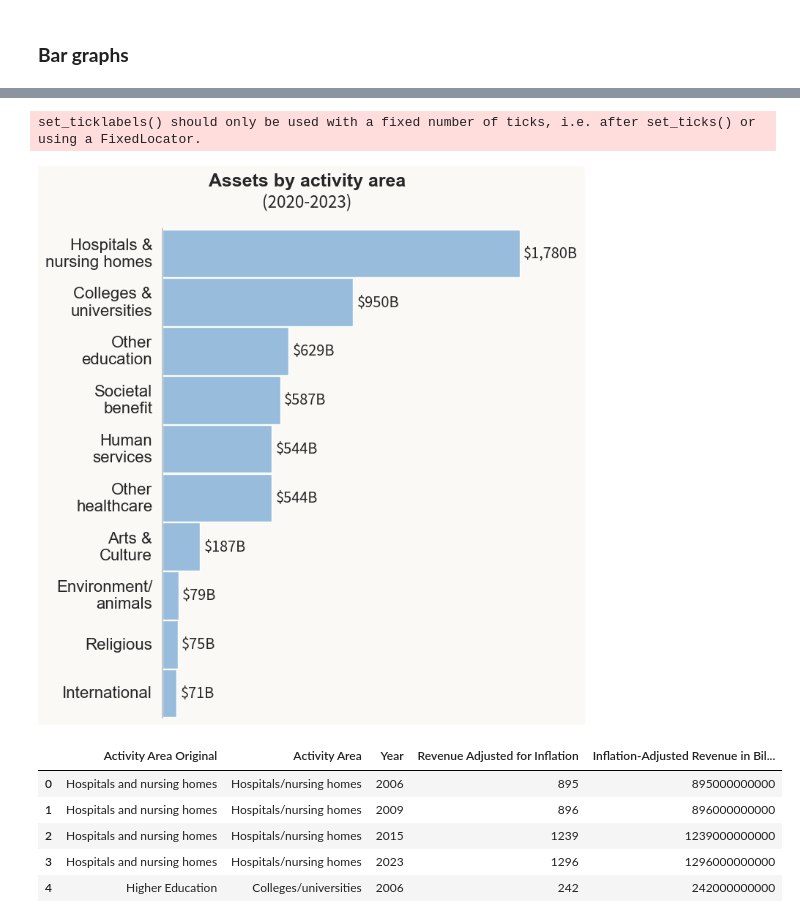
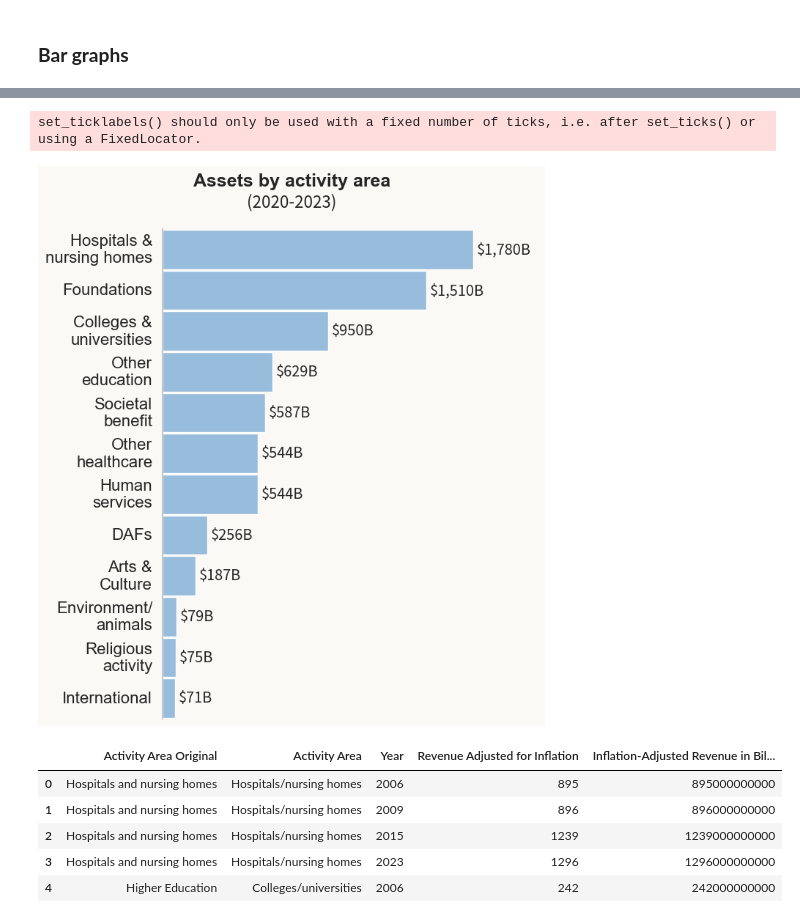
Before and after one commit to HFAwesomeCharts/MCNNonprofitEconomy, a Jupyter notebook: notebooks/MCN_NP_Economy_Figures.ipynb, the cells around one changed output, grey strips where cells are left out. Saved outputs shown, nothing was run; the diff lists cells and outputs as text; code cells hidden in the pictures.

Commit message:
Tweaked positions of sankey node labels; added Jon P's education numbers; added DAFs & PFs to asset & revenue graphs

```diff
--- a/notebooks/MCN_NP_Economy_Figures.ipynb
+++ b/notebooks/MCN_NP_Economy_Figures.ipynb
@@ -554,6 +569,7 @@ node_colname_df["Node Short"] = node_colname_df["Node"].replace({
     "Arts, culture, humanities": "Arts & culture",
     "Environment and animals": "Environment & animals",
     "International/foreign affairs": "International/ foreign affairs",
+    "Religious congregations": "Religious activity",
     "Unknown, unclassified": "Other"
 })
 # %%
@@ -1015,7 +1031,7 @@ flow_label_adjustments = {
     ("Donor-advised fund sponsors", "Colleges and universities"): (0.0120, -0.0250),
     ("Donor-advised fund sponsors", "Education (minus colleges and universities)"): (0.0170, -0.0400),
     ("Donor-advised fund sponsors", "Public/societal benefit (minus national DAF sponsors)"): (0.0220, -0.0550),
-    ("Donor-advised fund sponsors", "Religious congregations"): (0.0270, -0.0500),
+    ("Donor-advised fund sponsors", "Religious activity"): (0.0270, -0.0500),
     ("Donor-advised fund sponsors", "International/foreign affairs"): (0.0320, -0.0420),
     ("Donor-advised fund sponsors", "Arts, culture, humanities"): (0.0370, -0.0350),
     ("Donor-advised fund sponsors", "Environment and animals"): (0.0420, -0.0200),
@@ -1027,7 +1043,7 @@ flow_label_adjustments = {
     ("Foundations (minus community foundation DAF sponsors)", "Colleges and universities"): (-0.0200, 0.0550),
     ("Foundations (minus community foundation DAF sponsors)", "Education (minus colleges and universities)"): (-0.0100, 0.0300),
     ("Foundations (minus community foundation DAF sponsors)", "Public/societal benefit (minus national DAF sponsors)"): (0.0000, 0.0050),
-    ("Foundations (minus community foundation DAF sponsors)", "Religious congregations"): (0.0100, 0.0000),
+    ("Foundations (minus community foundation DAF sponsors)", "Religious activity"): (0.0100, 0.0000),
     ("Foundations (minus community foundation DAF sponsors)", "International/foreign affairs"): (0.0200, -0.0100),
     ("Foundations (minus community foundation DAF sponsors)", "Arts, culture, humanities"): (0.0300, -0.0100),
     ("Foundations (minus community foundation DAF sponsors)", "Environment and animals"): (0.0400, -0.0050),
@@ -1040,7 +1056,7 @@ flow_label_adjustments = {
     ("Individuals", "Colleges and universities"): (-0.0260, 0.0080),
     ("Individuals", "Education (minus colleges and universities)"): (-0.0130, -0.0050),
     ("Individuals", "Public/societal benefit (minus national DAF sponsors)"): (-0.0300, 0.0020),
-    ("Individuals", "Religious congregations"): (-0.0100, 0.0020),
+    ("Individuals", "Religious activity"): (-0.0100, 0.0020),
     ("Individuals", "International/foreign affairs"): (0.0260, 0.0000),
     ("Individuals", "Arts, culture, humanities"): (0.0390, 0.0050),
     ("Individuals", "Environment and animals"): (0.0520, 0.0160),
@@ -1053,7 +1069,7 @@ flow_label_adjustments = {
     ("Bequests", "Colleges and universities"): (-0.0450, 0.0250),
     ("Bequests", "Education (minus colleges and universities)"): (-0.0300, 0.0100),
     ("Bequests", "Public/societal benefit (minus national DAF sponsors)"): (-0.0150, 0.0030),
-    ("Bequests", "Religious congregations"): (0.0000, -0.0050),
+    ("Bequests", "Religious activity"): (0.0000, -0.0050),
     ("Bequests", "International/foreign affairs"): (0.0150, 0.0000),
     ("Bequests", "Arts, culture, humanities"): (0.0300, 0.0070),
     ("Bequests", "Environment and animals"): (0.0450, 0.0200),
@@ -1064,7 +1080,7 @@ flow_label_adjustments = {
     ("Corporations", "Colleges and universities"): (-0.0150, 0.0080),
     ("Corporations", "Education (minus colleges and universities)"): (-0.0000, 0.0000),
     ("Corporations", "Public/societal benefit (minus national DAF sponsors)"): (0.0150, -0.0050),
-    ("Corporations", "Religious congregations"): (0.0300, 0.0000),
+    ("Corporations", "Religious activity"): (0.0300, 0.0000),
     ("Corporations", "International/foreign affairs"): (0.0450, 0.0100),
     ("Corporations", "Arts, culture, humanities"): (0.0600, 0.0300),
     ("Corporations", "Environment and animals"): (0.0750, 0.0500),
@@ -1075,7 +1091,7 @@ flow_label_adjustments = {
     ("State and local government", "Colleges and universities"): (-0.0800, 0.0020),
     ("State and local government", "Education (minus colleges and universities)"): (-0.1000, -0.0200),
     ("State and local government", "Public/societal benefit (minus national DAF sponsors)"): (-0.1200, -0.0100),
-    ("State and local government", "Religious congregations"): (0.0000, 0.0000),
+    ("State and local government", "Religious activity"): (0.0000, 0.0000),
     ("State and local government", "Arts, culture, humanities"): (0.0200, 0.0200),
     ("State and local government", "Foundations (minus community foundation DAF sponsors)"): (0.0000, 0.0000),
     ("Federal government", "Hospitals and nursing homes"): (-0.0900, 0.0450),
@@ -1084,7 +1100,7 @@ flow_label_adjustments = {
     ("Federal government", "Colleges and universities"): (-0.1400, -0.0130),
     ("Federal government", "Education (minus colleges and universities)"): (-0.0500, -0.0100),
     ("Federal government", "Public/societal benefit (minus national DAF sponsors)"): (-0.1800, -0.0970),
-    ("Federal government", "Religious congregations"): (0.0000, -0.0050),
+    ("Federal government", "Religious activity"): (0.0000, -0.0050),
     ("Federal government", "International/foreign affairs"): (0.0100, 0.0100),
     ("Federal government", "Arts, culture, humanities"): (0.0200, 0.0160),
     ("Federal government", "Unknown, unclassified"): (0.0400, 0.0500),
@@ -1095,7 +1111,7 @@ flow_label_adjustments = {
     ("Program fees from private sources", "Colleges and universities"): (-0.0500, -0.0150),
     ("Program fees from private sources", "Education (minus colleges and universities)"): (-0.0750, -0.0320),
     ("Program fees from private sources", "Public/societal benefit (minus national DAF sponsors)"): (-0.0500, -0.0280),
-    ("Program fees from private sources", "Religious congregations"): (0.0100, 0.0020),
+    ("Program fees from private sources", "Religious activity"): (0.0100, 0.0020),
     ("Program fees from private sources", "International/foreign affairs"): (0.0200, 0.0100),
     ("Program fees from private sources", "Arts, culture, humanities"): (0.0300, 0.0200),
     ("Program fees from private sources", "Environment and animals"): (0.0400, 0.0300),
@@ -1563,10 +1579,12 @@ activity_area_labels = {
     "Other education": "Other\neducation",
     "Human services": "Human\nservices",
     "Societal benefit": "Societal\nbenefit",
-    "Religious congregations": "Religious",
+    "Religious congregations": "Religious\nactivity",
     "Arts & culture": "Arts &\nCulture",
     "Environment/animals": "Environment/\nanimals",
     "Mutual/membership": "Mutual &\nmembership",
+    "Donor-Advised Funds": "DAFs",
+    "Private Foundations": "Foundations",
 }
 
 
@@ -1580,7 +1598,7 @@ sns.barplot(
     y="Activity Area",
     color="#8DBCE7",
     dodge=False,
-    width=0.98,
+    width=0.96,
     legend=False,
     ax=ax
 )
@@ -1641,7 +1659,6 @@ ax.tick_params(
     labelbottom=False
 )
 
-
 # ------------------------------------------------------------
 # ADD DATA LABELS ON BARS
 # ------------------------------------------------------------
@@ -1660,6 +1677,15 @@ for p in ax.patches:
         rotation=0,
     )
 
+# Add extra room to the right of the data labels
+x_min, x_max = ax.get_xlim()
+
+right_padding = 0.15
+
+ax.set_xlim(
+    left=0,
+    right=x_max + (x_max * right_padding)
+)
 
 # ------------------------------------------------------------
 # SET PLOT POSITION
@@ -1684,41 +1710,41 @@ ax.set_title(
     pad=0,
     # ha="center",
     va="top",
-    x=0.385,
+    x=0.345,
     y=1.115
 )
 
 # Set subtitles
 ax.text(
-    0.385, 1.045,
+    0.345, 1.045,
     "(2020-2023)",
     transform=ax.transAxes,
     ha="center",
     fontsize=im_poster_titlesize,
     fontweight="normal"
 )
 
 # ------------------------------------------------------------
 # OUTPUT GRAPH AS SVG
 # ------------------------------------------------------------
 
 assets_svg_output_path = os.path.join(
     output_directory,
     assets_file + ".svg"
 )
 
 fig.savefig(
     assets_svg_output_path,
     format="svg",
     bbox_inches=None
 )
 
 dpi = 300
 
 plt.show()
 # %% [output]
 set_ticklabels() should only be used with a fixed number of ticks, i.e. after set_ticks() or using a FixedLocator.
-[figure, old version]
+[figure, new version]
 # %%
 # FIGURE: ASSETS (FOR STATIC COMBO WEB GRAPH)
 
```
Also changed, not shown: parts of 12 cells of this notebook, 12 other files.
